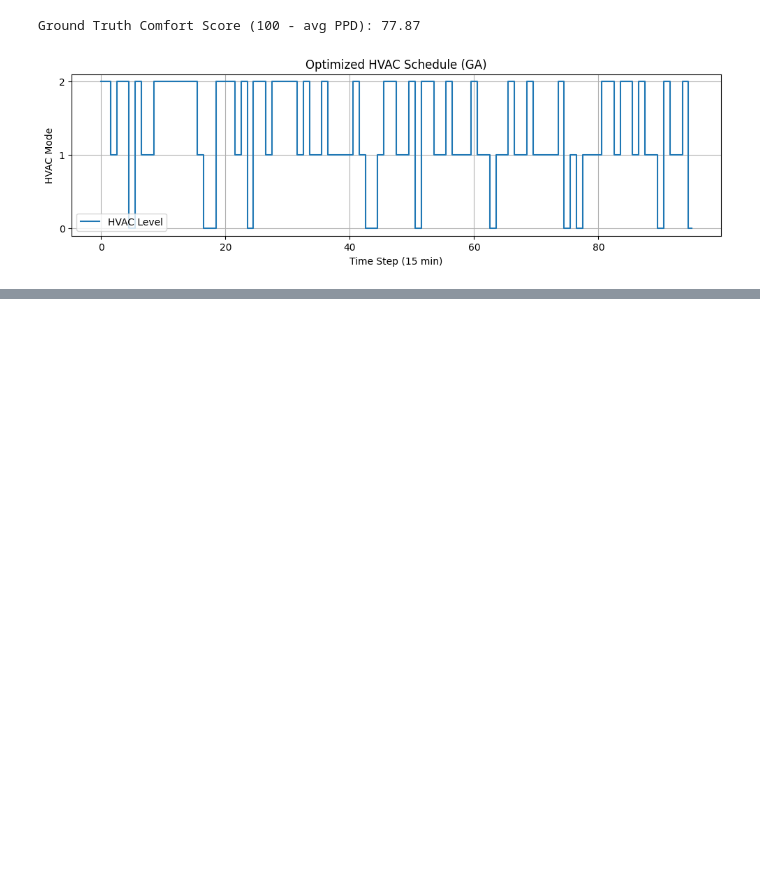
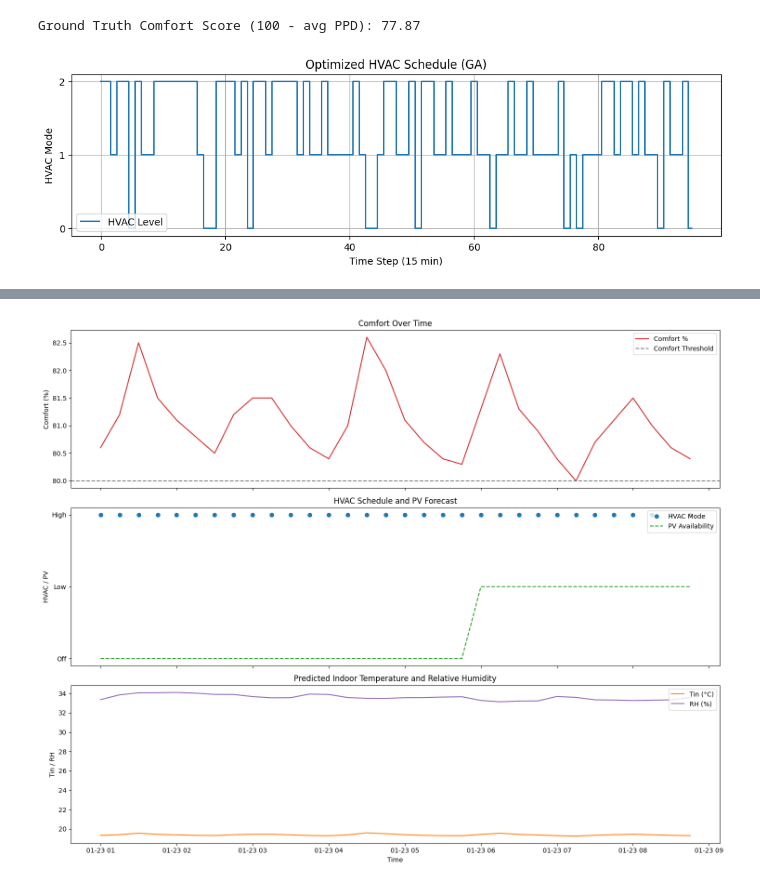
Before and after one commit to Kperis/Thesis_NILM, a Jupyter notebook: Max_comfort_optimization.ipynb, the cells around one changed output, grey strips where cells are left out. Cells and saved outputs as stored; diff of their text form; code cells hidden in the pictures; blank space fills up the shorter version.

```diff
--- a/Max_comfort_optimization.ipynb
+++ b/Max_comfort_optimization.ipynb
@@ -320,0 +554,3 @@ print("HVAC Schedule:", hvac_schedule)
+# %%
+pv_data['timestamps'] = pd.to_datetime(pv_data['timestamps'])  # ensure datetime type
+pv_data.set_index('timestamps', inplace=True)
@@ -320,0 +759,43 @@ print("HVAC Schedule:", hvac_schedule)
+# %%
+obs = env.reset()
+done = False
+while not done:
+    action, _ = model.predict(obs)
+    obs, reward, done, info = env.step(action)
+# %%
+import matplotlib.pyplot as plt
+
+n = len(env.schedule)
+time_axis = pd.date_range(start=env.df_test.index[env.start_idx], periods=n, freq="15T")
+comfort_list = [100 - c for c in calculate_overall_comfort(env.Tin[1:n+1], env.RH[1:n+1])]
+
+fig, axs = plt.subplots(3, 1, figsize=(15, 12), sharex=True)
+
+# Comfort
+axs[0].plot(time_axis, comfort_list, color='tab:red', label='Comfort %')
+axs[0].axhline(80, linestyle="--", color="gray", label="Comfort Threshold")
+axs[0].set_ylabel("Comfort (%)")
+axs[0].legend(loc="upper right")
+axs[0].set_title("Comfort Over Time")
+
+# HVAC and PV
+axs[1].plot(time_axis, env.schedule, label="HVAC Mode", color='tab:blue', marker='o', linestyle='None')
+axs[1].plot(time_axis, env.pv_forecast[:n], label="PV Availability", color='tab:green', linestyle='--')
+axs[1].set_ylabel("HVAC / PV")
+axs[1].set_yticks([0, 1, 2])
+axs[1].set_yticklabels(['Off', 'Low', 'High'])
+axs[1].legend(loc="upper right")
+axs[1].set_title("HVAC Schedule and PV Forecast")
+
+# Tin & RH
+axs[2].plot(time_axis, env.Tin[1:n+1], label="Tin (°C)", color='tab:orange')
+axs[2].plot(time_axis, env.RH[1:n+1], label="RH (%)", color='tab:purple')
+axs[2].set_ylabel("Tin / RH")
+axs[2].legend(loc="upper right")
+axs[2].set_title("Predicted Indoor Temperature and Relative Humidity")
+
+plt.xlabel("Time")
+plt.tight_layout()
+plt.show()
+# %% [output]
+[figure, added]
```
Also changed, not shown: parts of 9 cells of this notebook, 6 other files.
